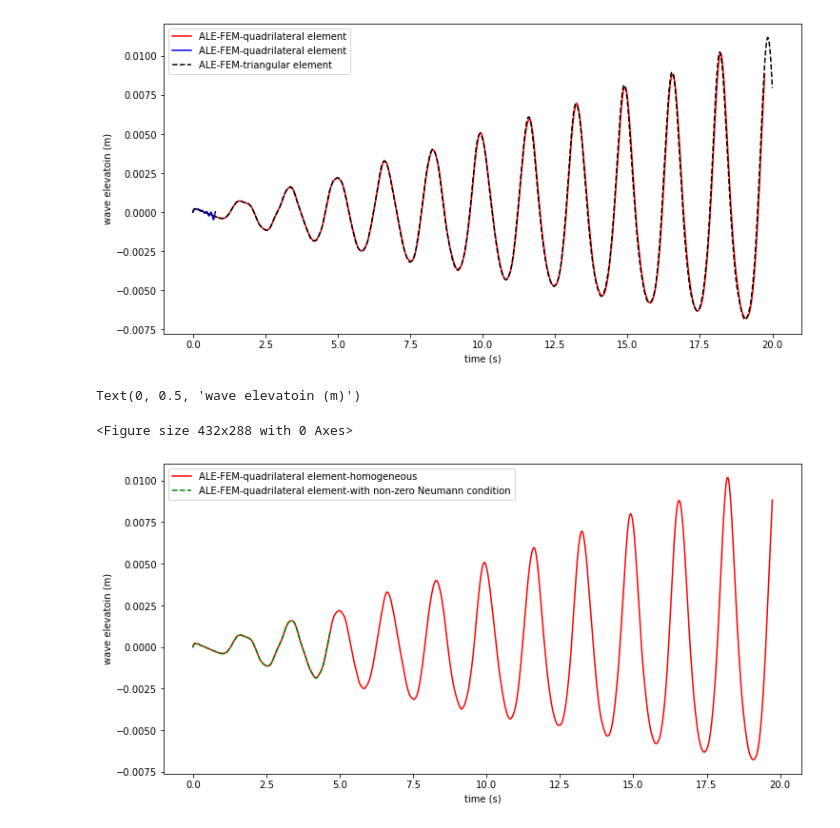
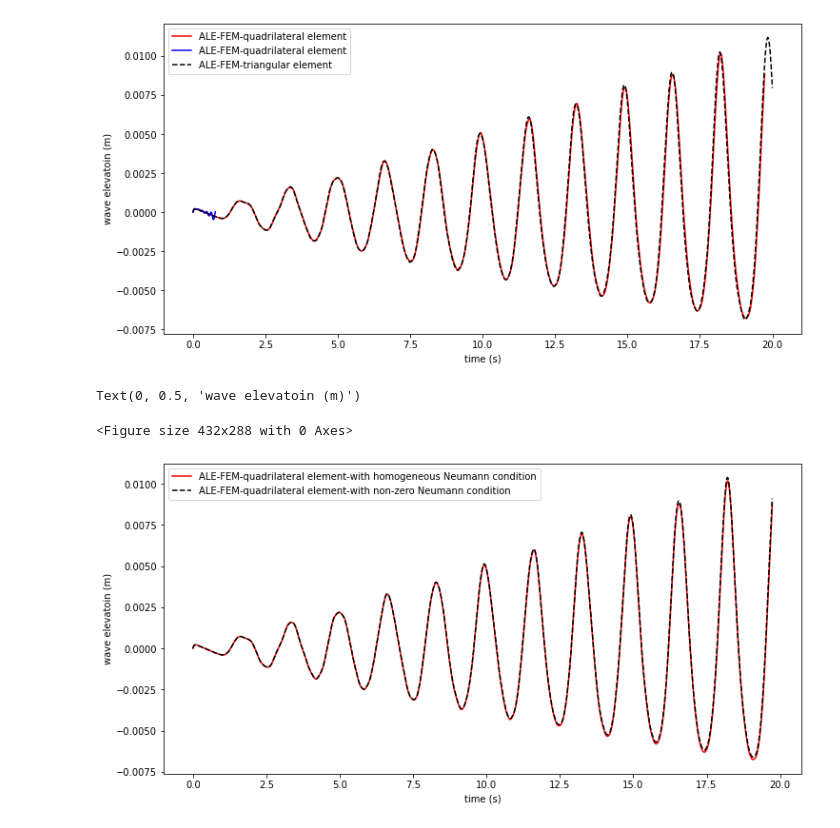
Before and after one commit to whtsao/Sloshing-ALE-FEM, a Jupyter notebook: verification.ipynb, the cells around one changed output. Saved outputs shown, nothing was run; the diff lists cells and outputs as text; code cells hidden in the pictures.

```diff
--- a/verification.ipynb
+++ b/verification.ipynb
@@ -42,20 +42,20 @@ Text(0, 0.5, 'wave elevatoin (m)')
 # %%
 # plot wave elevation of a sloshing wave: moving frame vs inertia frame
 import numpy as np
 from matplotlib import pyplot as plt
 wav_quad = np.loadtxt("wav_quad.dat", comments="#", delimiter=" ", unpack=False)
 wav_quad2 = np.loadtxt("wav_quad_wmk.dat", comments="#", delimiter=" ", unpack=False)
 
 plt.figure(1)
 plt.figure(figsize=(12,6))
-plt.plot(wav_quad[:,0],wav_quad[:,1],'-r',wav_quad2[:,0],wav_quad2[:,1],'--g')
-plt.legend(['ALE-FEM-quadrilateral element-homogeneous','ALE-FEM-quadrilateral element-with non-zero Neumann condition'])
+plt.plot(wav_quad[:,0],wav_quad[:,1],'-r',wav_quad2[:,0],wav_quad2[:,1],'--k')
+plt.legend(['ALE-FEM-quadrilateral element-with homogeneous Neumann condition','ALE-FEM-quadrilateral element-with non-zero Neumann condition'])
 plt.xlabel('time (s)')
 plt.ylabel('wave elevatoin (m)')
 # %% [output]
 Text(0, 0.5, 'wave elevatoin (m)')
 <Figure size 432x288 with 0 Axes>
-[figure, old version]
+[figure, new version]
 # %%
 # plot mass error
 mas_quad = np.loadtxt("mass_quad.dat", comments="#", delimiter=" ", unpack=False)
```
Also changed, not shown: parts of 3 cells of this notebook, 5 other files.
